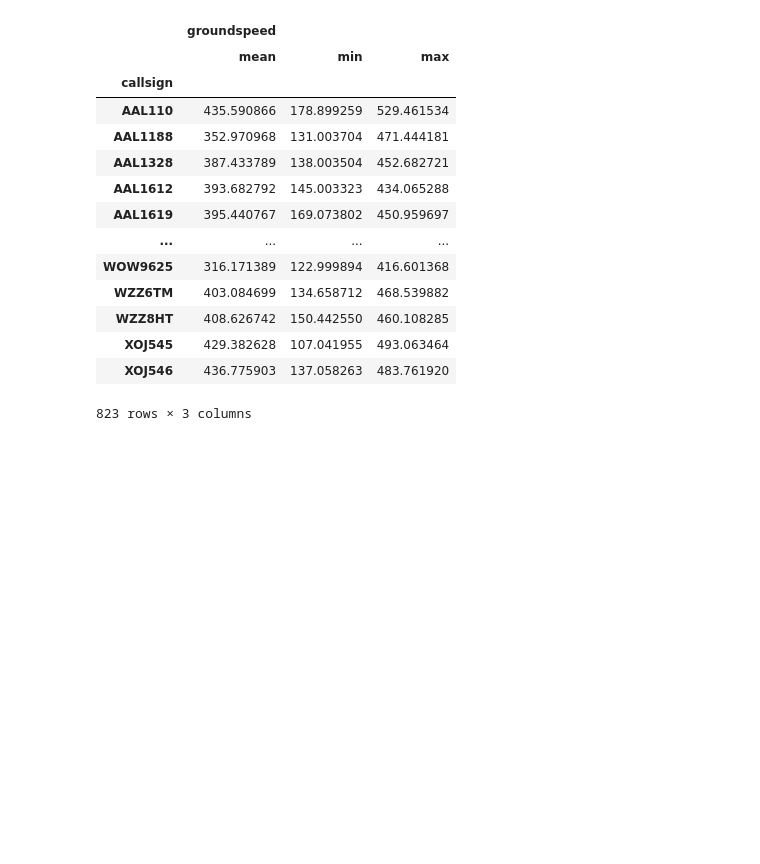
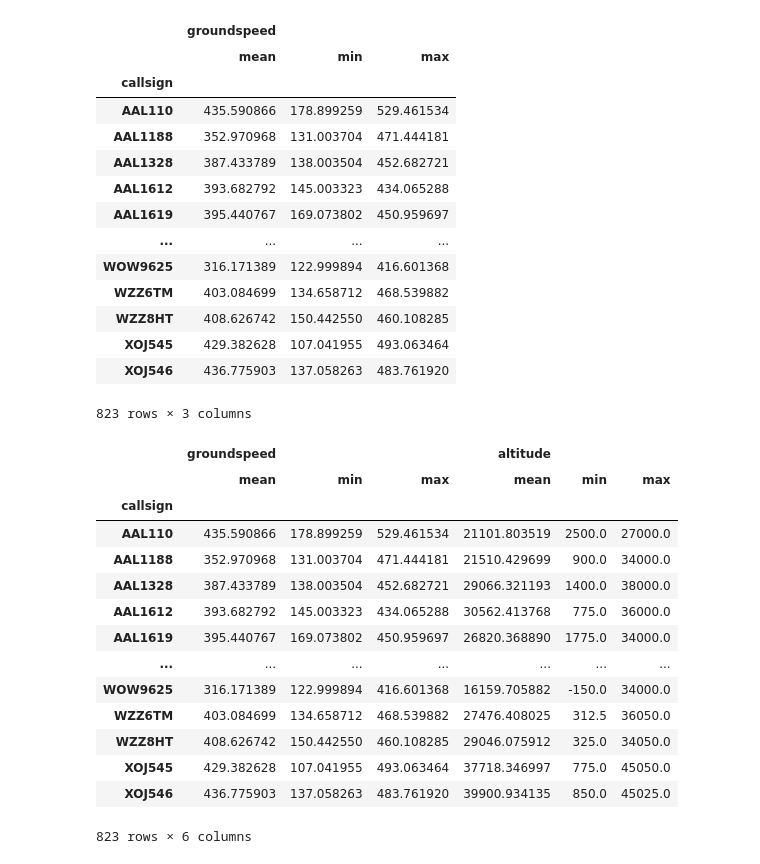
Before and after one commit to kachraz/ytlpda, a Jupyter notebook: KAG/ytleapan.ipynb, the cells around one changed output. Saved outputs shown, nothing was run; the diff lists cells and outputs as text; code cells hidden in the pictures; blank space fills up the shorter version.

```diff
--- a/KAG/ytleapan.ipynb
+++ b/KAG/ytleapan.ipynb
@@ -1110,3 +1110,21 @@ df.groupby('callsign')[['groundspeed']].agg(['mean', 'min', 'max'])
 | XOJ545 | 429.382628 | 107.041955 | 493.063464 |
 | XOJ546 | 436.775903 | 137.058263 | 483.761920 |
 823 rows × 3 columns
+# %%
+df.groupby('callsign')[['groundspeed','altitude']].agg(['mean', 'min', 'max'])
+# %% [output]
+|  | groundspeed |  |  | altitude |  |  |
+|  | mean | min | max | mean | min | max |
+| callsign |  |  |  |  |  |  |
+| AAL110 | 435.590866 | 178.899259 | 529.461534 | 21101.803519 | 2500.0 | 27000.0 |
+| AAL1188 | 352.970968 | 131.003704 | 471.444181 | 21510.429699 | 900.0 | 34000.0 |
+| AAL1328 | 387.433789 | 138.003504 | 452.682721 | 29066.321193 | 1400.0 | 38000.0 |
+| AAL1612 | 393.682792 | 145.003323 | 434.065288 | 30562.413768 | 775.0 | 36000.0 |
+| AAL1619 | 395.440767 | 169.073802 | 450.959697 | 26820.368890 | 1775.0 | 34000.0 |
+| ... | ... | ... | ... | ... | ... | ... |
+| WOW9625 | 316.171389 | 122.999894 | 416.601368 | 16159.705882 | -150.0 | 34000.0 |
+| WZZ6TM | 403.084699 | 134.658712 | 468.539882 | 27476.408025 | 312.5 | 36050.0 |
+| WZZ8HT | 408.626742 | 150.442550 | 460.108285 | 29046.075912 | 325.0 | 34050.0 |
+| XOJ545 | 429.382628 | 107.041955 | 493.063464 | 37718.346997 | 775.0 | 45050.0 |
+| XOJ546 | 436.775903 | 137.058263 | 483.761920 | 39900.934135 | 850.0 | 45025.0 |
+823 rows × 6 columns
```
